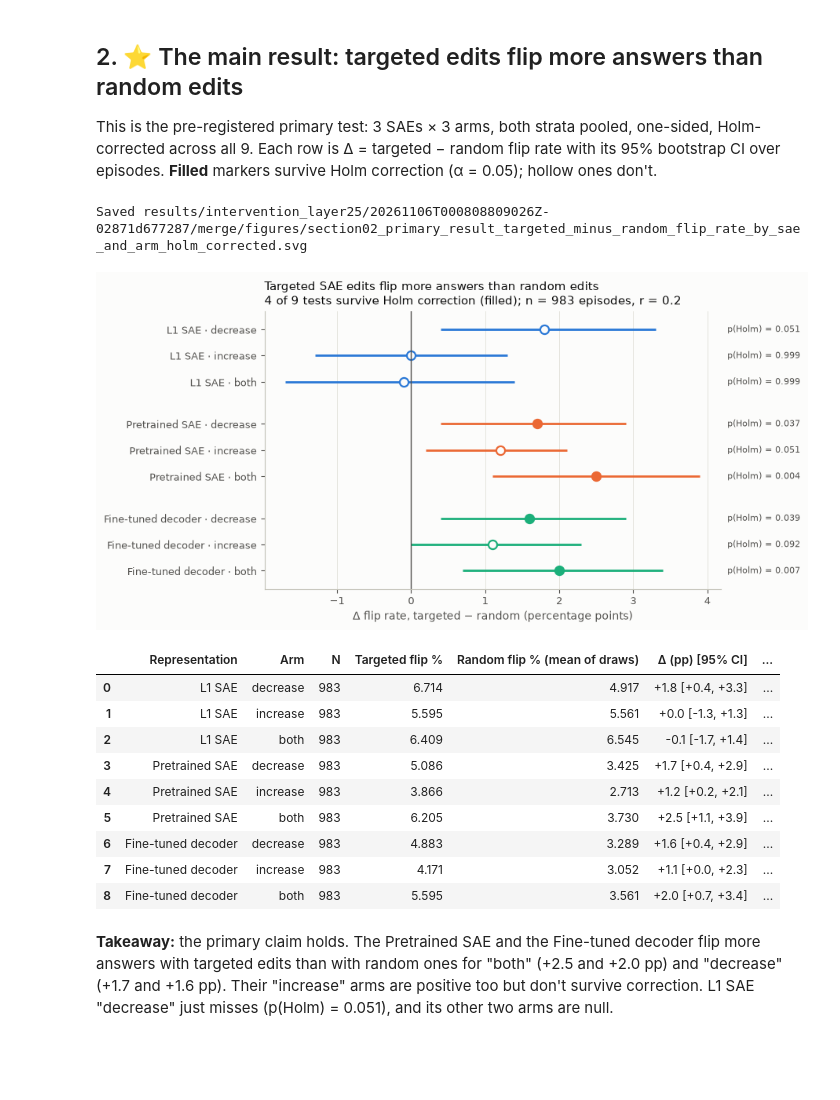
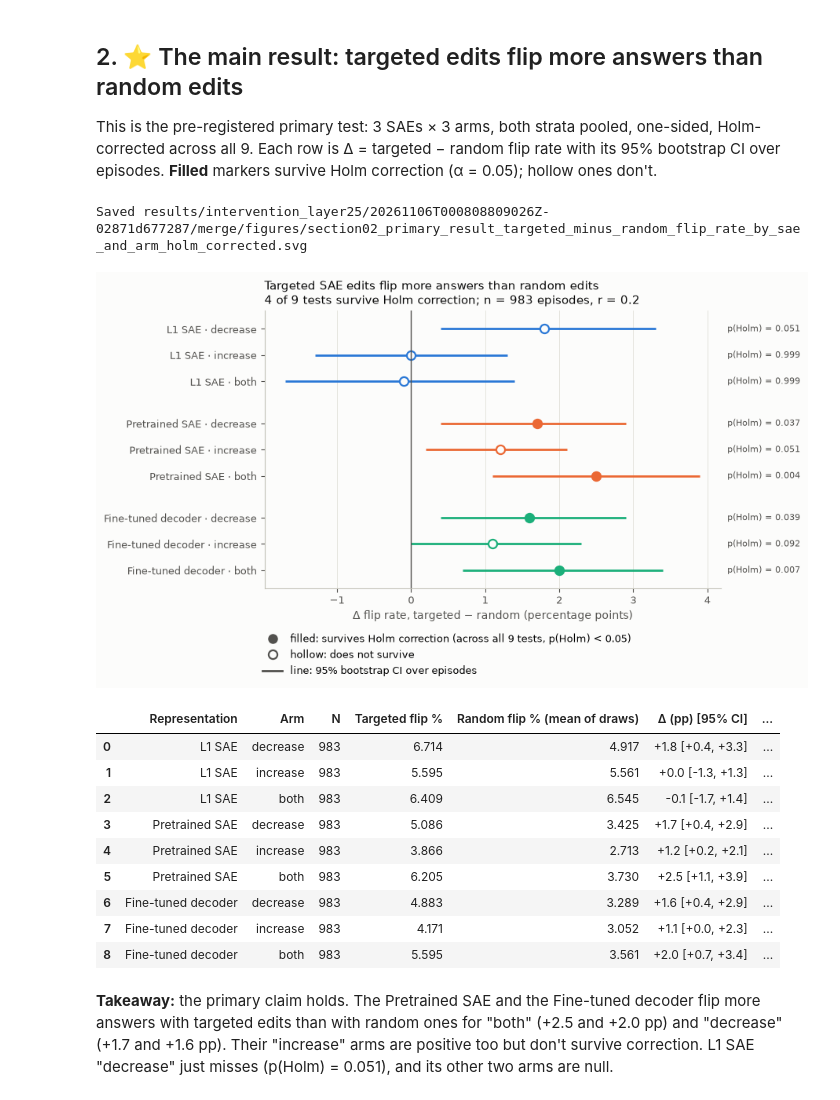
Before and after one commit to Jschechter18/fall-2026-group3, a Jupyter notebook: notebooks/intervention/full_study_results.ipynb, the cells around one changed output. Saved outputs shown, nothing was run; the diff lists cells and outputs as text; code cells hidden in the pictures; blank space fills up the shorter version.

Commit message:
updated plots with better legends

```diff
--- a/notebooks/intervention/full_study_results.ipynb
+++ b/notebooks/intervention/full_study_results.ipynb
@@ -165,6 +166,19 @@ def forest_plot(ax, effects: pd.DataFrame, representations: list[str], *, label_
     ax.grid(axis="y", visible=False)
 
 
+def add_holm_legend(legend_owner, holm_scope: str, **legend_options) -> None:
+    """Explain the marker fill used by forest_plot: filled = survives Holm, hollow = does not.
+
+    `legend_owner` is an Axes, or the Figure when one legend serves several panels.
+    """
+    filled = Line2D([], [], marker="o", linestyle="none", markersize=8, color=INK_2,
+                    label=f"filled: survives Holm correction ({holm_scope}, p(Holm) < 0.05)")
+    hollow = Line2D([], [], marker="o", linestyle="none", markersize=8, color=INK_2,
+                    markerfacecolor="#fcfcfb", markeredgewidth=1.6, label="hollow: does not survive")
+    line = Line2D([], [], color=INK_2, linewidth=2, label="line: 95% bootstrap CI over episodes")
+    legend_owner.legend(handles=[filled, hollow, line], **legend_options)
+
+
 def effects_from_table(table: pd.DataFrame, ci_column: str) -> pd.DataFrame:
     """The pipeline's table with Δ and its CI as numbers, and lower-case representation/arm columns."""
     parsed = table[ci_column].map(parse_ci_text)
@@ -235,22 +249,26 @@ across all 9. Each row is Δ = targeted − random flip rate with its 95% bootst
 # %%
 primary_effects = effects_from_table(table_p, "Δ (pp) [95% CI]")
 primary_effects["holm_note"] = [f"p(Holm) = {p:.3f}" for p in primary_effects["p (Holm)"]]
 n_surviving = int(primary_effects["Survives Holm (α = 0.05)"].sum())
 
 fig, ax = plt.subplots(figsize=(7.5, 4.6))
 forest_plot(ax, primary_effects, PRIMARY_SAES,
             filled_column="Survives Holm (α = 0.05)", annotation_column="holm_note")
 ax.set_xlabel("Δ flip rate, targeted − random (percentage points)")
+add_holm_legend(ax, "across all 9 tests", loc="upper center", bbox_to_anchor=(0.4, -0.13), ncol=1)
 ax.set_title(f"Targeted SAE edits flip more answers than random edits\n"
-             f"{n_surviving} of 9 tests survive Holm correction (filled); n = {N_EPISODES} episodes, r = {EDIT_SIZE}",
+             f"{n_surviving} of 9 tests survive Holm correction; n = {N_EPISODES} episodes, r = {EDIT_SIZE}",
              loc="left")
 save_figure(fig, "section02_primary_result_targeted_minus_random_flip_rate_by_sae_and_arm_holm_corrected")
 plt.show()
 
 display(table_p.round(3))
+
+
+# TODO: can we get an explanation of open vs closed circles in this viz?
 # %% [output]
 Saved results/intervention_layer25/20261106T000808809026Z-02871d677287/merge/figures/section02_primary_result_targeted_minus_random_flip_rate_by_sae_and_arm_holm_corrected.svg
-[figure, old version]
+[figure, new version]
 |  | Representation | Arm | N | Targeted flip % | Random flip % (mean of draws) | Δ (pp) [95% CI] | ... |
 | 0 | L1 SAE | decrease | 983 | 6.714 | 4.917 | +1.8 [+0.4, +3.3] | ... |
 | 1 | L1 SAE | increase | 983 | 5.595 | 5.561 | +0.0 [-1.3, +1.3] | ... |
```
Also changed, not shown: parts of 2 cells of this notebook, 9 other files.
